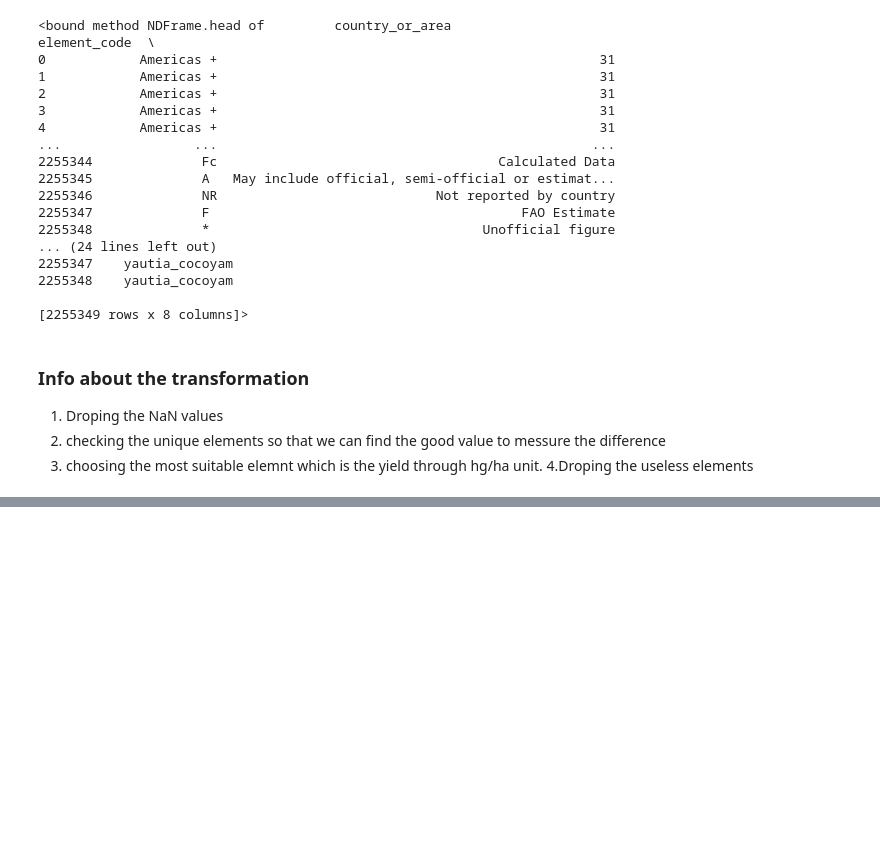
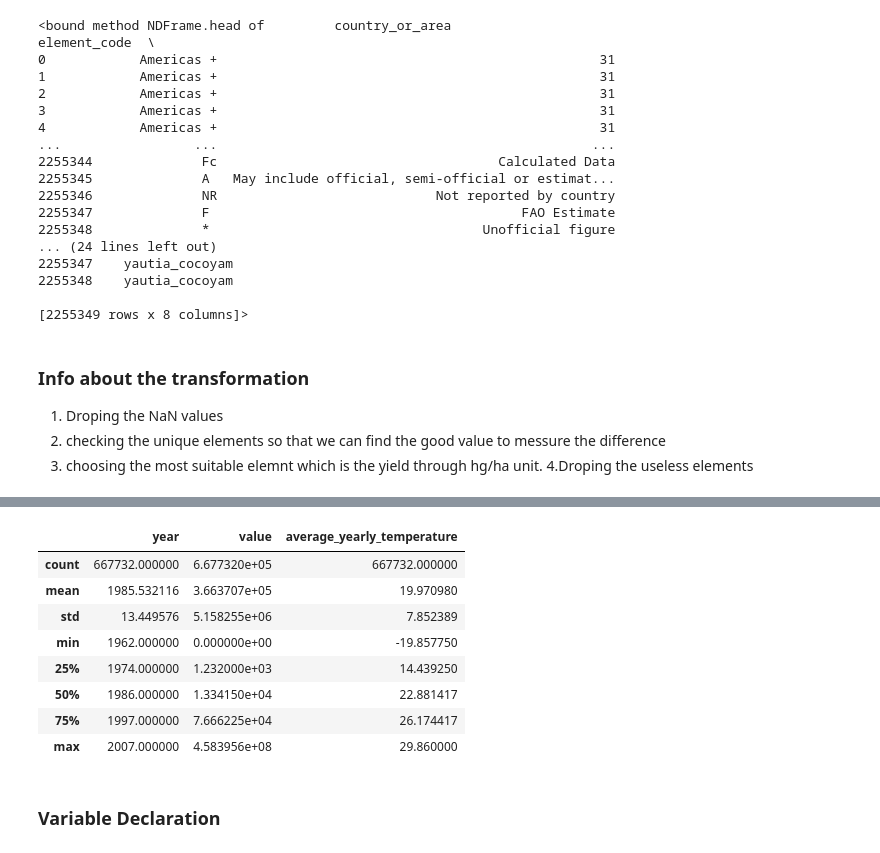
Before and after one commit to EnigmaticAbyss/Methods-of-data-engineering-ss2024, a Jupyter notebook: project/data-exploration.ipynb, the cells around one changed output, grey strips where cells are left out. Cells and saved outputs as stored; diff of their text form; code cells hidden in the pictures; blank space fills up the shorter version.

```diff
--- a/project/data-exploration.ipynb
+++ b/project/data-exploration.ipynb
@@ -237,0 +272,15 @@ array(['neu', None], dtype=object)
+# %%
+## statistical summary of our data
+df.describe()
+# %% [output]
+|  | year | value | average_yearly_temperature |
+| count | 667732.000000 | 6.677320e+05 | 667732.000000 |
+| mean | 1985.532116 | 3.663707e+05 | 19.970980 |
+| std | 13.449576 | 5.158255e+06 | 7.852389 |
+| min | 1962.000000 | 0.000000e+00 | -19.857750 |
+| 25% | 1974.000000 | 1.232000e+03 | 14.439250 |
+| 50% | 1986.000000 | 1.334150e+04 | 22.881417 |
+| 75% | 1997.000000 | 7.666225e+04 | 26.174417 |
+| max | 2007.000000 | 4.583956e+08 | 29.860000 |
+# %% [markdown]
+### Variable Declaration
```
Also changed, not shown: parts of 22 cells of this notebook.
